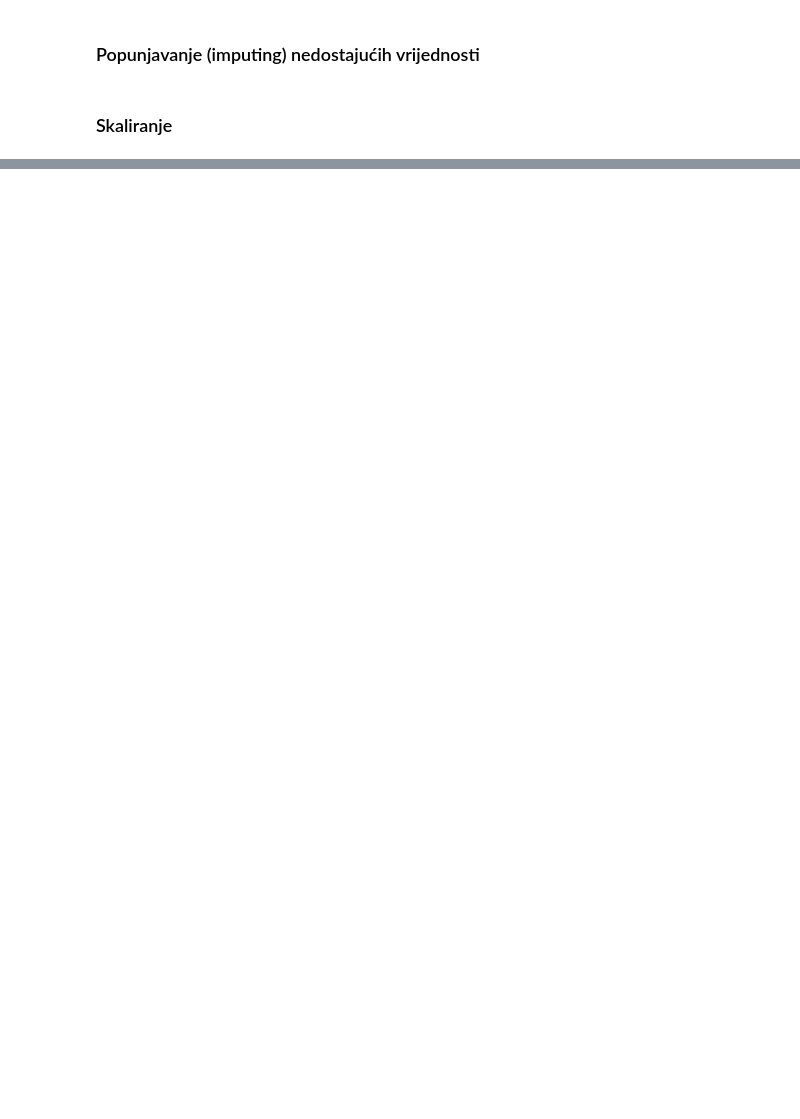
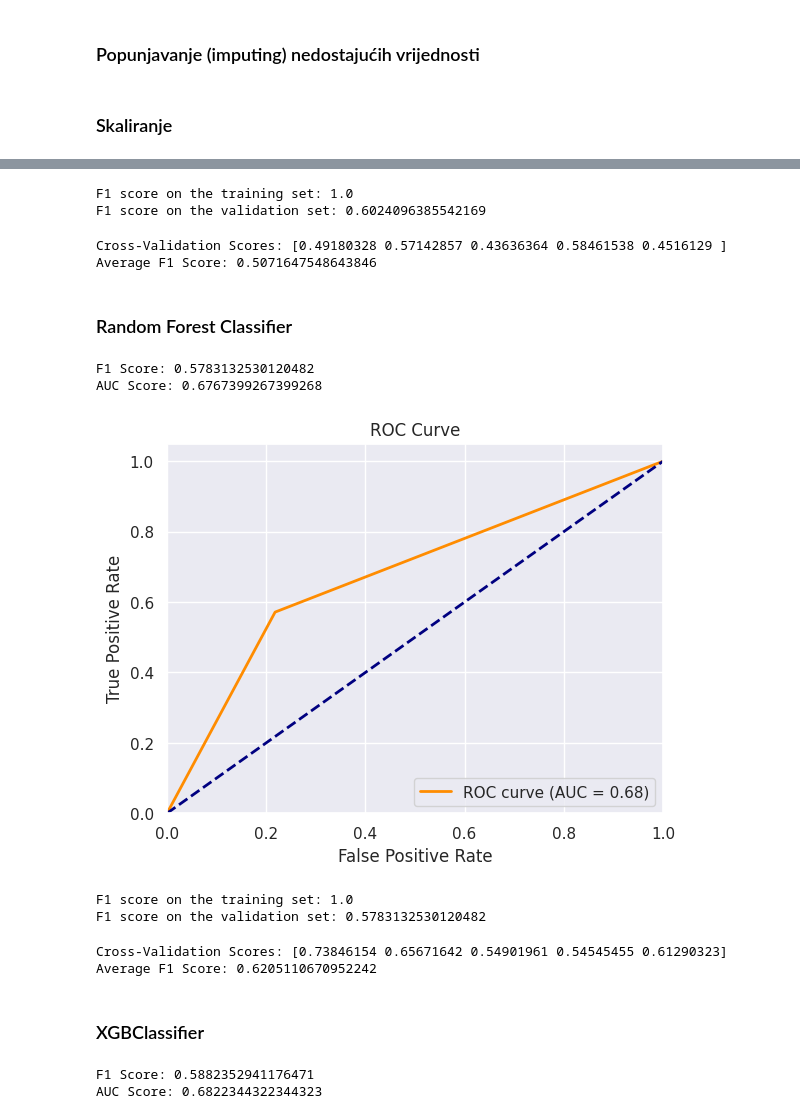
Before and after one commit to dsabljic/Sepsis-Classification, a Jupyter notebook: Sepsis Classification.ipynb, the cells around one changed output, grey strips where cells are left out. Drawn from its saved outputs; the diff is of its cells as text; code cells hidden in the pictures; blank space fills up the shorter version.

```diff
--- a/Sepsis Classification.ipynb
+++ b/Sepsis Classification.ipynb
@@ -858,0 +956,19 @@ X_test = scale_data(X_test_imputed, scaler, columns)
+# %%
+dt_train_f1_score = calculate_f1_score(dt_model, X_train_df, y_train)
+dt_val_f1_score = calculate_f1_score(dt_model, X_val_df, y_val)
+
+print("F1 score on the training set:", dt_train_f1_score)
+print("F1 score on the validation set:", dt_val_f1_score)
+# %% [output]
+F1 score on the training set: 1.0
+F1 score on the validation set: 0.6024096385542169
+# %%
+cv_scores, avg_f1_score = perform_cross_validation(dt_model, X_train_df, y_train, cv=5, scoring='f1')
+
+print("Cross-Validation Scores:", cv_scores)
+print("Average F1 Score:", avg_f1_score)
+# %% [output]
+Cross-Validation Scores: [0.49180328 0.57142857 0.43636364 0.58461538 0.4516129 ]
+Average F1 Score: 0.5071647548643846
+# %% [markdown]
+### Random Forest Classifier
@@ -858,0 +979,29 @@ X_test = scale_data(X_test_imputed, scaler, columns)
+# %%
+print("F1 Score:", rf_f1_score)
+print("AUC Score:", rf_auc_score)
+# %% [output]
+F1 Score: 0.5783132530120482
+AUC Score: 0.6767399267399268
+# %%
+plot_auc(rf_auc_score, rf_fpr, rf_tpr)
+# %% [output]
+[figure, added]
+# %%
+rf_train_f1_score = calculate_f1_score(rf_model, X_train_df, y_train)
+rf_val_f1_score = calculate_f1_score(rf_model, X_val_df, y_val)
+
+print("F1 score on the training set:", rf_train_f1_score)
+print("F1 score on the validation set:", rf_val_f1_score)
+# %% [output]
+F1 score on the training set: 1.0
+F1 score on the validation set: 0.5783132530120482
+# %%
+cv_scores, avg_f1_score = perform_cross_validation(rf_model, X_train_df, y_train, cv=5, scoring='f1')
+
+print("Cross-Validation Scores:", cv_scores)
+print("Average F1 Score:", avg_f1_score)
+# %% [output]
+Cross-Validation Scores: [0.73846154 0.65671642 0.54901961 0.54545455 0.61290323]
+Average F1 Score: 0.6205110670952242
+# %% [markdown]
+### XGBClassifier
@@ -858,0 +1012,6 @@ X_test = scale_data(X_test_imputed, scaler, columns)
+# %%
+print("F1 Score:", xgb_f1_score)
+print("AUC Score:", xgb_auc_score)
+# %% [output]
+F1 Score: 0.5882352941176471
+AUC Score: 0.6822344322344323
```
Also changed, not shown: parts of 40 cells of this notebook.
